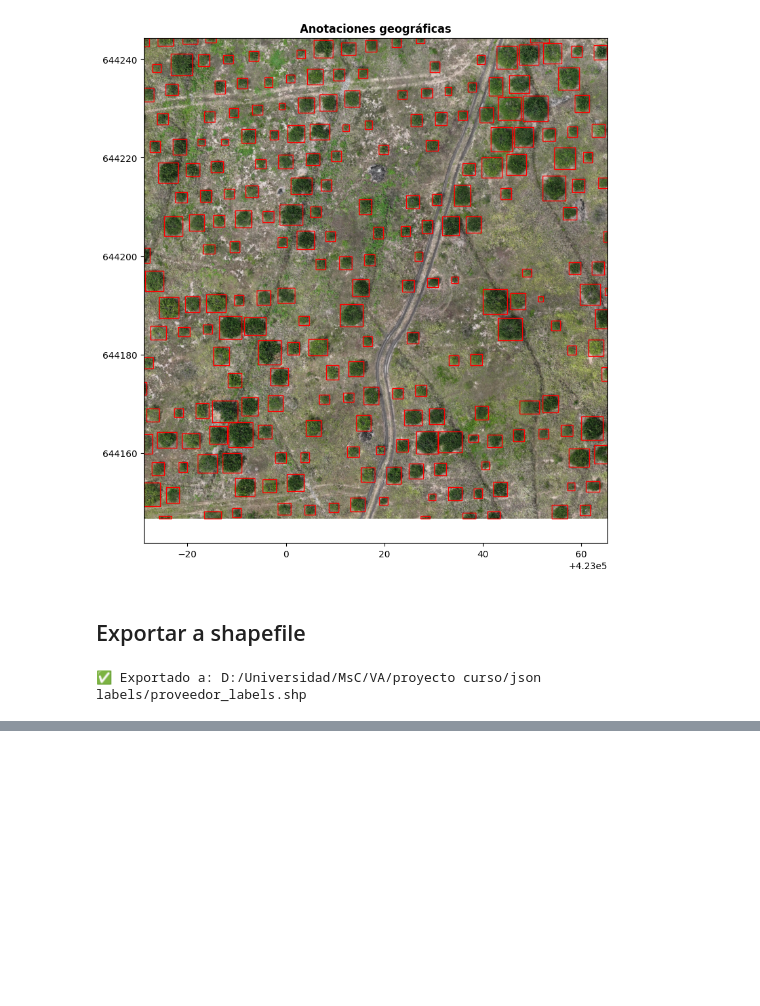
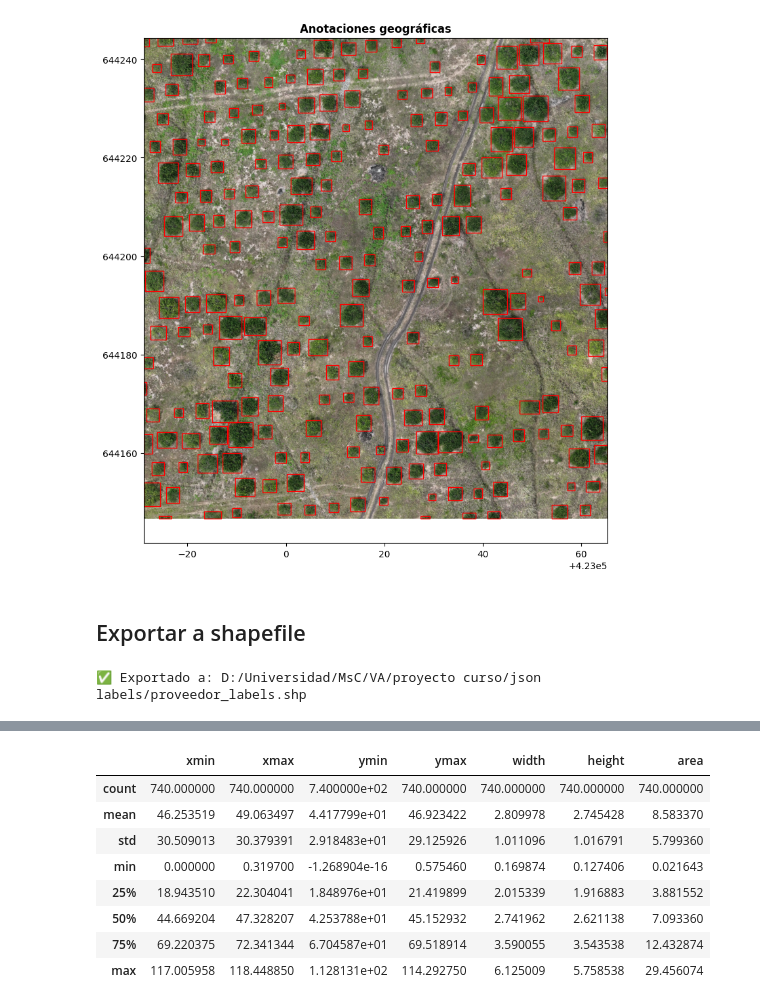
Before and after one commit to maraosoc/citrus3-detector, a Jupyter notebook: notebooks/Testing/labeling.ipynb, the cells around one changed output, grey strips where cells are left out. Drawn from its saved outputs; the diff is of its cells as text; code cells hidden in the pictures; blank space fills up the shorter version.

```diff
--- a/notebooks/labeling.ipynb
+++ b/notebooks/Testing/labeling.ipynb
@@ -538,0 +547,23 @@ gdf = exportar_anotaciones_shapefile(
+# %%
+
+def percent_x_to_m(x_percent, img_width_pixels, px_to_cm):
+    """
+    Convierte un porcentaje en el eje X (0-100) a metros.
+    1. Calcula píxeles: (x_percent / 100) * ancho_imagen_píxeles
+    2. Convierte píxeles a cm: píxeles * px_to_cm
+    3. Convierte cm a metros: dividir por 100
+    """
+    x_pixels = (x_percent / 100.0) * img_width_pixels
+    x_cm = x_pixels * px_to_cm
+    return x_cm / 100.0  # Convertir de cm a metros
+
+def percent_y_to_m(y_percent, img_height_pixels, px_to_cm):
+    """
+    Convierte un porcentaje en el eje Y (0-100) a metros.
+    1. Calcula píxeles: (y_percent / 100) * alto_imagen_píxeles
+    2. Convierte píxeles a cm: píxeles * px_to_cm
+    3. Convierte cm a metros: dividir por 100
+    """
+    y_pixels = (y_percent / 100.0) * img_height_pixels
+    y_cm = y_pixels * px_to_cm
+    return y_cm / 100.0  # Convertir de cm a metros
@@ -538,0 +650,17 @@ gdf = exportar_anotaciones_shapefile(
+# %%
+# Definir nuevo dataframe por etiquetas
+df_lemon = df_converted[df_converted["label"] == "Lemon"]
+df_orange = df_converted[df_converted["label"] == "Orange"]
+df_tree = df_converted[df_converted["label"] == "Tree"]
+# %%
+df_lemon.describe()
+# %% [output]
+|  | xmin | xmax | ymin | ymax | width | height | area |
+| count | 740.000000 | 740.000000 | 7.400000e+02 | 740.000000 | 740.000000 | 740.000000 | 740.000000 |
+| mean | 46.253519 | 49.063497 | 4.417799e+01 | 46.923422 | 2.809978 | 2.745428 | 8.583370 |
+| std | 30.509013 | 30.379391 | 2.918483e+01 | 29.125926 | 1.011096 | 1.016791 | 5.799360 |
+| min | 0.000000 | 0.319700 | -1.268904e-16 | 0.575460 | 0.169874 | 0.127406 | 0.021643 |
+| 25% | 18.943510 | 22.304041 | 1.848976e+01 | 21.419899 | 2.015339 | 1.916883 | 3.881552 |
+| 50% | 44.669204 | 47.328207 | 4.253788e+01 | 45.152932 | 2.741962 | 2.621138 | 7.093360 |
+| 75% | 69.220375 | 72.341344 | 6.704587e+01 | 69.518914 | 3.590055 | 3.543538 | 12.432874 |
+| max | 117.005958 | 118.448850 | 1.128131e+02 | 114.292750 | 6.125009 | 5.758538 | 29.456074 |
```
Also changed, not shown: parts of 7 cells of this notebook, 35 other files.
